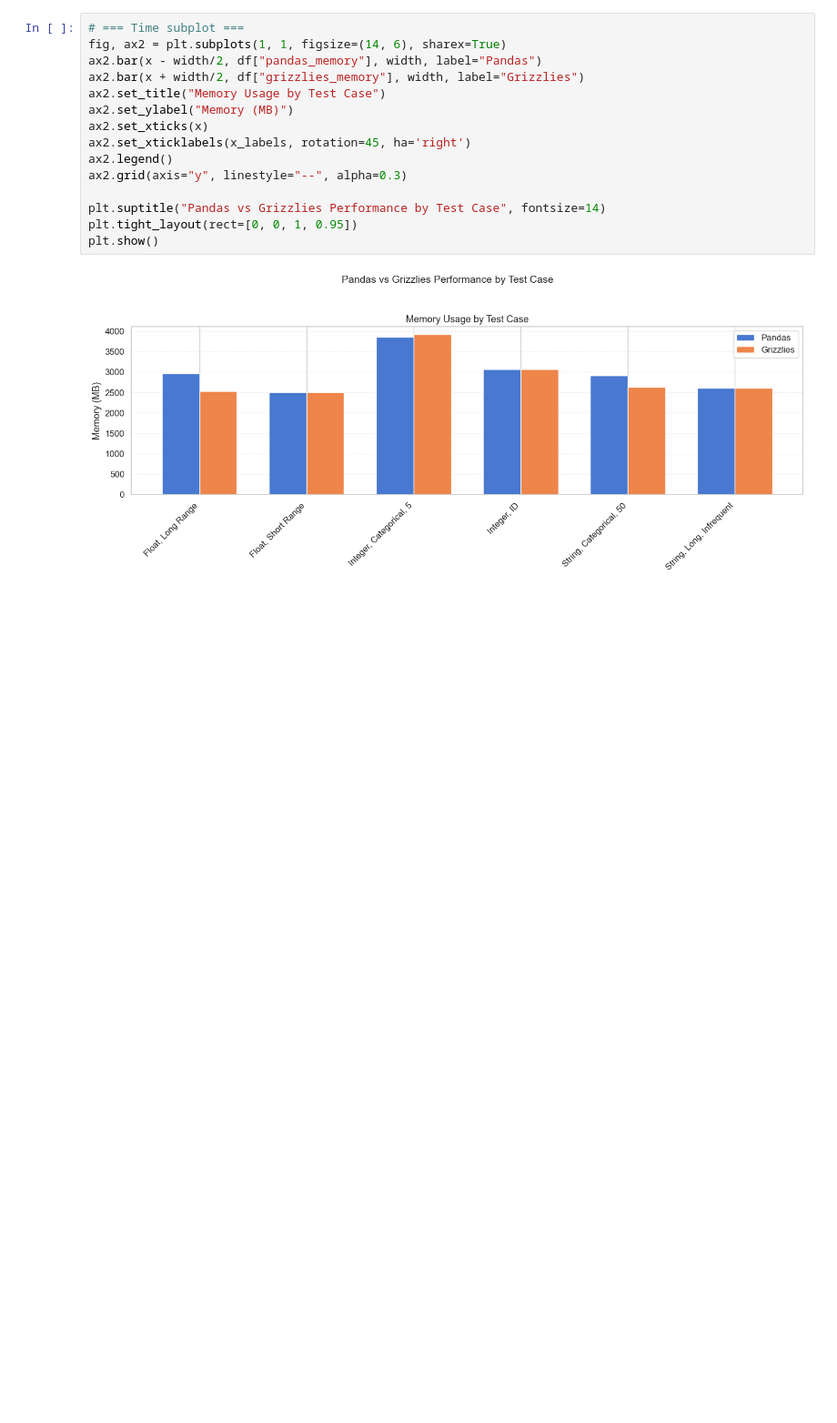
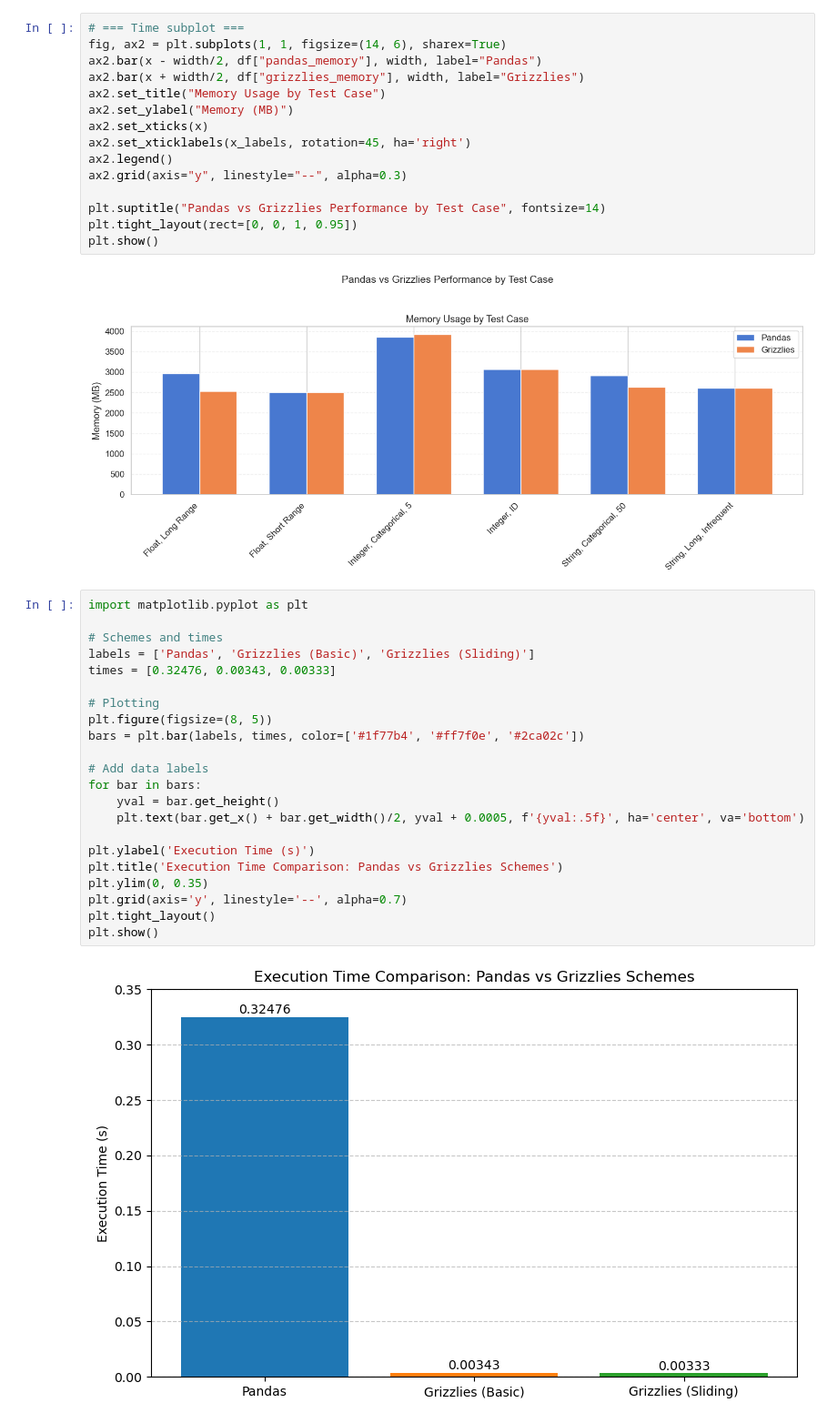
Before and after one commit to skambh/Grizzlies, a Jupyter notebook: benchmarks/plots.ipynb, the cells around one changed output. Shown at 91% size. Saved outputs shown, nothing was run; the diff lists cells and outputs as text; blank space fills up the shorter version.

```diff
--- a/benchmarks/plots.ipynb
+++ b/benchmarks/plots.ipynb
@@ -612,3 +608,27 @@ plt.tight_layout(rect=[0, 0, 1, 0.95])
 plt.show()
 # %% [output]
 [figure]
+# %%
+import matplotlib.pyplot as plt
+
+# Schemes and times
+labels = ['Pandas', 'Grizzlies (Basic)', 'Grizzlies (Sliding)']
+times = [0.32476, 0.00343, 0.00333]
+
+# Plotting
+plt.figure(figsize=(8, 5))
+bars = plt.bar(labels, times, color=['#1f77b4', '#ff7f0e', '#2ca02c'])
+
+# Add data labels
+for bar in bars:
+    yval = bar.get_height()
+    plt.text(bar.get_x() + bar.get_width()/2, yval + 0.0005, f'{yval:.5f}', ha='center', va='bottom')
+
+plt.ylabel('Execution Time (s)')
+plt.title('Execution Time Comparison: Pandas vs Grizzlies Schemes')
+plt.ylim(0, 0.35)
+plt.grid(axis='y', linestyle='--', alpha=0.7)
+plt.tight_layout()
+plt.show()
+# %% [output]
+[figure, added]
```
Also changed, not shown: parts of 2 cells of this notebook, 8 other files.
